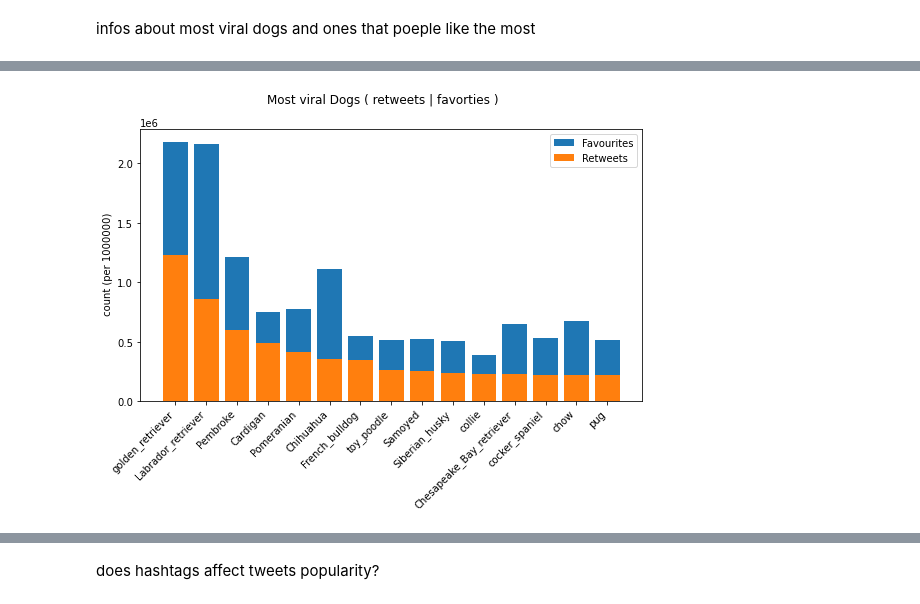
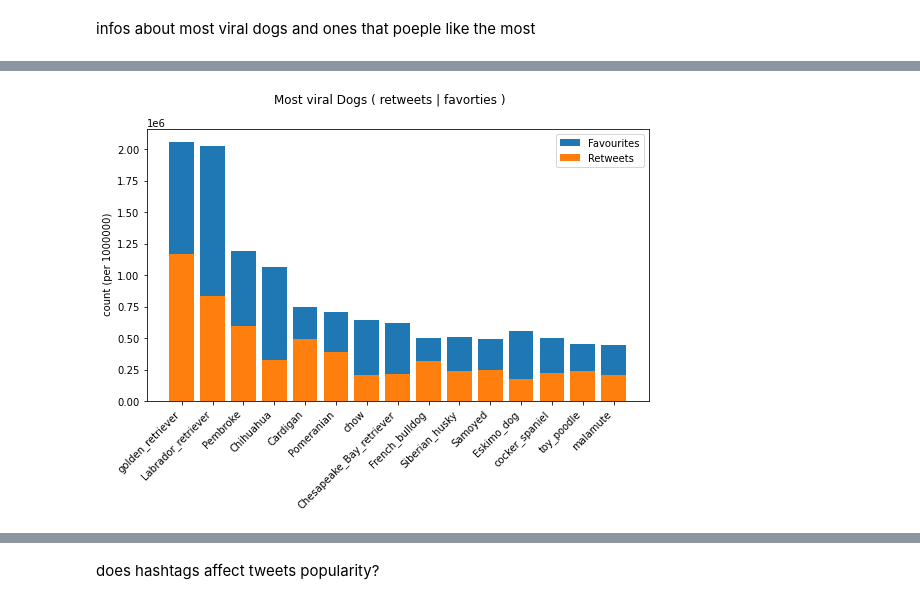
Before and after one commit to mmedhat2/Projects, a Jupyter notebook: Data-Analysis/Twitter-dataset-analysis/twittercode.ipynb, the cells around one changed output, grey strips where cells are left out. Drawn from its saved outputs; the diff is of its cells as text; code cells hidden in the pictures.

```diff
--- a/Data-Analysis/Twitter-dataset-analysis/twittercode.ipynb
+++ b/Data-Analysis/Twitter-dataset-analysis/twittercode.ipynb
@@ -358,16 +360,16 @@ tweetsdf_cleaned = dropnans(datasets[2])
 # %% [markdown]
 Issue ( 3 ): Wrong Dog Names
 # %%
-imgdf_cleaned['p1'].mask(imgdf_cleaned['p1_dog'] == 'False' ,None, inplace=True)
-imgdf_cleaned['p2'].mask(imgdf_cleaned['p2_dog'] == 'False' ,None, inplace=True)
-imgdf_cleaned['p3'].mask(imgdf_cleaned['p3_dog'] == 'False' ,None, inplace=True)
+imgdf_cleaned['p1'].mask(imgdf_cleaned['p1_dog'] == False ,None, inplace=True)
+imgdf_cleaned['p2'].mask(imgdf_cleaned['p2_dog'] == False ,None, inplace=True)
+imgdf_cleaned['p3'].mask(imgdf_cleaned['p3_dog'] == False ,None, inplace=True)
 # %% [markdown]
 Issue ( 4 ): Wrong Image Predictions
 # %%
 #dropping tweets with 2 or more Wrong photos and Dog Names
-imgdf_cleaned.drop(imgdf_cleaned[((imgdf_cleaned['p1_dog'] == 'False') &(imgdf_cleaned['p2_dog'] == 'False')) |
-          ((imgdf_cleaned['p1_dog'] == 'False') & (imgdf_cleaned['p3_dog'] == 'False'))|
-          ((imgdf_cleaned['p2_dog'] == 'False') & (imgdf_cleaned['p3_dog'] == 'False'))].index,axis=0,inplace=True)
+imgdf_cleaned.drop(imgdf_cleaned[((imgdf_cleaned['p1_dog'] == False) &(imgdf_cleaned['p2_dog'] == False)) |
+          ((imgdf_cleaned['p1_dog'] == False) & (imgdf_cleaned['p3_dog'] == False))|
+          ((imgdf_cleaned['p2_dog'] == False) & (imgdf_cleaned['p3_dog'] == False))].index,axis=0,inplace=True)
 # %% [markdown]
 Issue ( 5 ): Irregular Numbers in favorite_count
 # %% [markdown]
@@ -447,6 +449,6 @@ DogsRetweetsfinal['retweets_count'] = DogsRetweetsfinal[['retweet_count_x','retw
 DogsInfos = pd.merge(DogsRetweetsfinal,Dogsfavourites,on='name')
 DogsInfos.drop(columns=['retweet_count_x','retweet_count_y','retweet_count'
                                ,'favorite_count_x','favorite_count_y','favorite_count'],inplace=True)
-DogsInfos = DogsInfos.sort_values(by=['retweets_count','favorites_count'],ascending=[False,False])
 
-DogsInfos
+DogsInfos['popularity'] = DogsInfos[['retweets_count','favorites_count']].sum(1)
+DogsInfos = DogsInfos.sort_values(by='popularity',ascending=False)
@@ -467,12 +455,12 @@ DogsInfos
 # %%
-x=DogsInfos.iloc[:15,:]
+hd=DogsInfos.iloc[:15,:]
 
 fig = plt.figure(figsize=(9, 5))
-ax1 = plt.bar(x['name'],x['favorites_count'],label='Favourites')
-ax2 = plt.bar(x['name'],x['retweets_count'],label='Retweets')
+ax1 = plt.bar(hd['name'],hd['favorites_count'],label='Favourites')
+ax2 = plt.bar(hd['name'],hd['retweets_count'],label='Retweets')
 plt.legend()
 ticks = plt.xticks(rotation = 45,ha='right')
 title = fig.suptitle("Most viral Dogs ( retweets | favorties )")
 ylabel=plt.ylabel(' count (per 1000000)')
 # %% [output]
-[figure, old version]
+[figure, new version]
```
Also changed, not shown: parts of 12 cells of this notebook, 1 other file.
